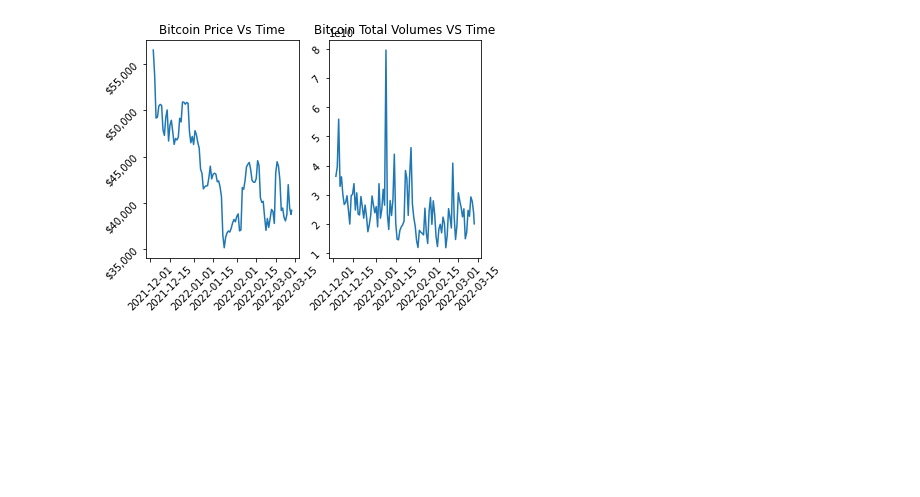
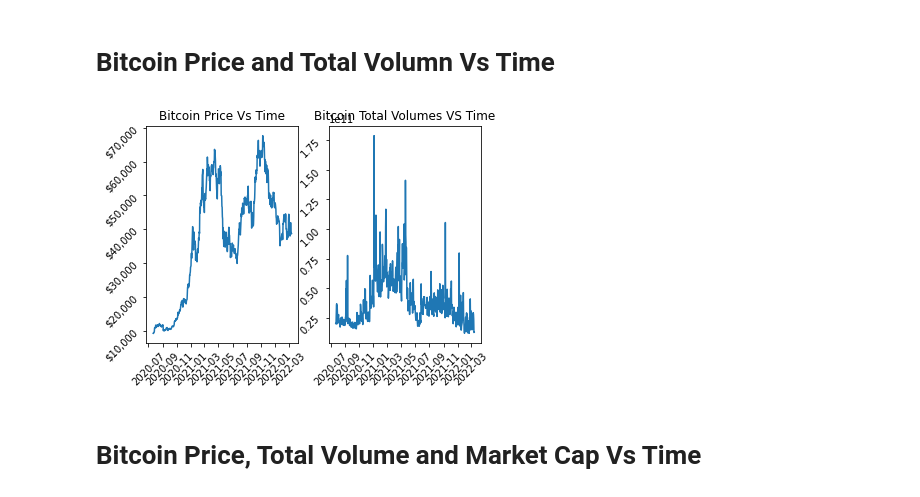
Before and after one commit to patrickA25/COMP_4447_Final_Project, a Jupyter notebook: COMP 4447 final Project Presentation.ipynb, the cells around one changed output. Drawn from its saved outputs; the diff is of its cells as text; code cells hidden in the pictures; blank space fills up the shorter version.

```diff
--- a/COMP 4447 final Project Presentation.ipynb
+++ b/COMP 4447 final Project Presentation.ipynb
@@ -146,8 +175,12 @@ get_token_list(cg)
+# %% [markdown]
+# Bitcoin Price and Total Volumn Vs Time
 # %%
 cg = pycoin.CoinGeckoAPI()
-Chart_Analysis(cg,100,'bitcoin',['Price','Total Volumes'])
+Chart_Analysis(cg,600,'bitcoin',['Price','Total Volumes'])
 # %% [output]
-[figure, old version]
+[figure, new version]
+# %% [markdown]
+# Bitcoin Price, Total Volume and Market Cap Vs Time
 # %%
 Chart_Analysis(cg,100,'bitcoin',['Price','Total Volumes','Market Cap'])
 # %% [output]
```
Also changed, not shown: parts of 20 cells of this notebook, 1 other file.
